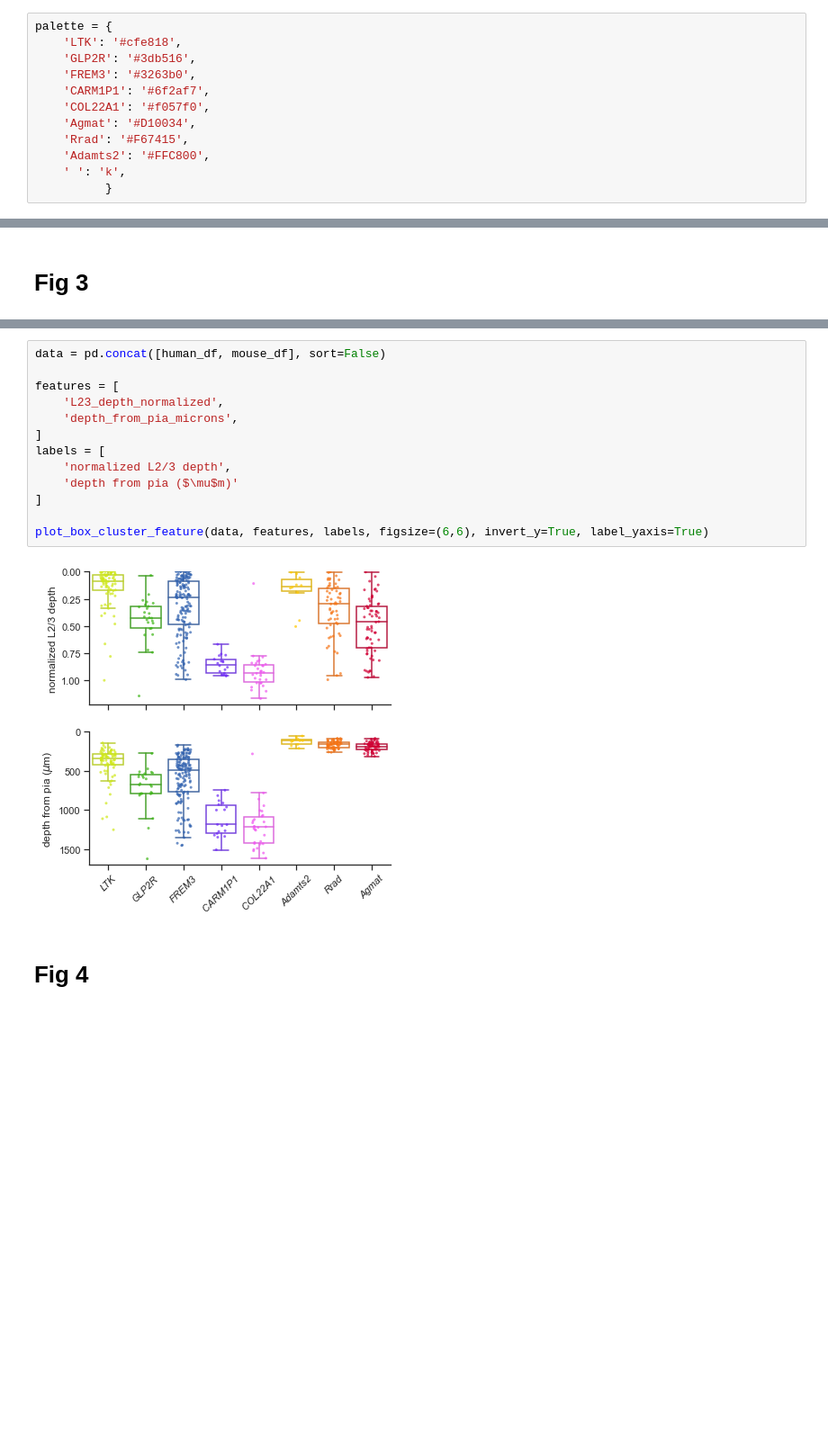
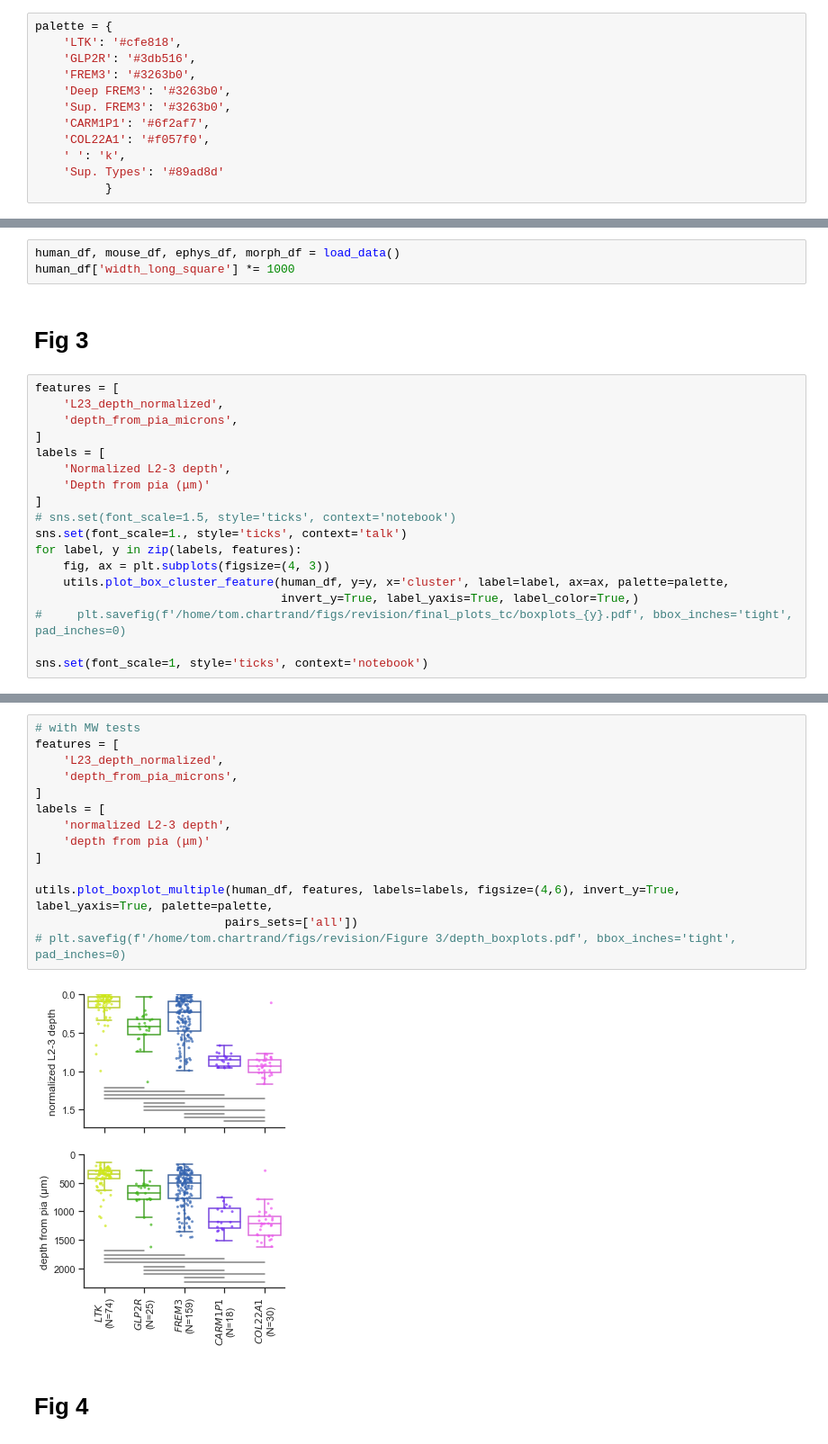
Before and after one commit to AllenInstitute/patchseq_human_L23, a Jupyter notebook: python_scripts/morpho_electro_feature_analysis.ipynb, the cells around one changed output, grey strips where cells are left out. Shown at 90% size. Cells and saved outputs as stored; diff of their text form; blank space fills up the shorter version.

Commit message:
ephys analysis update

```diff
--- a/python_scripts/morpho_electro_feature_analysis.ipynb
+++ b/python_scripts/morpho_electro_feature_analysis.ipynb
@@ -33,10 +30,10 @@ palette = {
     'LTK': '#cfe818',
     'GLP2R': '#3db516',
     'FREM3': '#3263b0',
+    'Deep FREM3': '#3263b0',
+    'Sup. FREM3': '#3263b0',
     'CARM1P1': '#6f2af7',
     'COL22A1': '#f057f0',
-    'Agmat': '#D10034',
-    'Rrad': '#F67415',
-    'Adamts2': '#FFC800',
     ' ': 'k',
+    'Sup. Types': '#89ad8d'
           }
@@ -93,2 +40,23 @@ def plot_box_cluster_feature(data, features, labels=None, strip_width=0.2, pairs
+# %%
+human_df, mouse_df, ephys_df, morph_df = load_data()
+human_df['width_long_square'] *= 1000
 # %% [markdown]
 # Fig 3
+# %%
+features = [
+    'L23_depth_normalized',
+    'depth_from_pia_microns',
+]
+labels = [
+    'Normalized L2-3 depth',
+    'Depth from pia (μm)'
+]
+# sns.set(font_scale=1.5, style='ticks', context='notebook')
+sns.set(font_scale=1., style='ticks', context='talk')
+for label, y in zip(labels, features):
+    fig, ax = plt.subplots(figsize=(4, 3))
+    utils.plot_box_cluster_feature(human_df, y=y, x='cluster', label=label, ax=ax, palette=palette,
+                                   invert_y=True, label_yaxis=True, label_color=True,)
+#     plt.savefig(f'/home/tom.chartrand/figs/revision/final_plots_tc/boxplots_{y}.pdf', bbox_inches='tight', pad_inches=0)
+
+sns.set(font_scale=1, style='ticks', context='notebook')
@@ -95,17 +85,18 @@ def plot_box_cluster_feature(data, features, labels=None, strip_width=0.2, pairs
 # %%
-data = pd.concat([human_df, mouse_df], sort=False)
-
+# with MW tests
 features = [
     'L23_depth_normalized',
     'depth_from_pia_microns',
 ]
 labels = [
-    'normalized L2/3 depth',
-    'depth from pia ($\mu$m)'
+    'normalized L2-3 depth',
+    'depth from pia (μm)'
 ]
 
-plot_box_cluster_feature(data, features, labels, figsize=(6,6), invert_y=True, label_yaxis=True)
+utils.plot_boxplot_multiple(human_df, features, labels=labels, figsize=(4,6), invert_y=True, label_yaxis=True, palette=palette,
+                           pairs_sets=['all'])
+# plt.savefig(f'/home/tom.chartrand/figs/revision/Figure 3/depth_boxplots.pdf', bbox_inches='tight', pad_inches=0)
 # %% [output]
-[figure, old version]
+[figure, new version]
 # %% [markdown]
 # Fig 4
```
Also changed, not shown: parts of 99 cells of this notebook, 3 other files.
